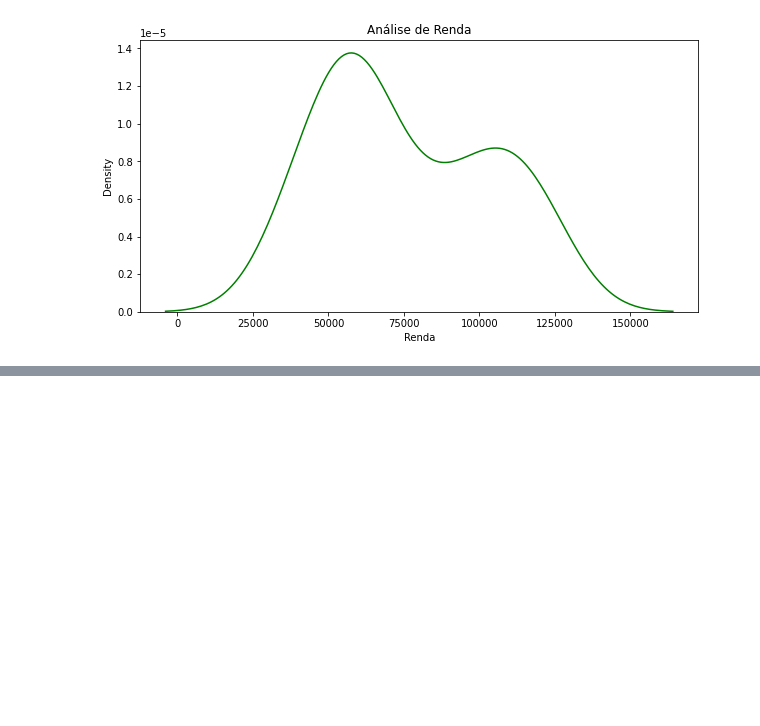
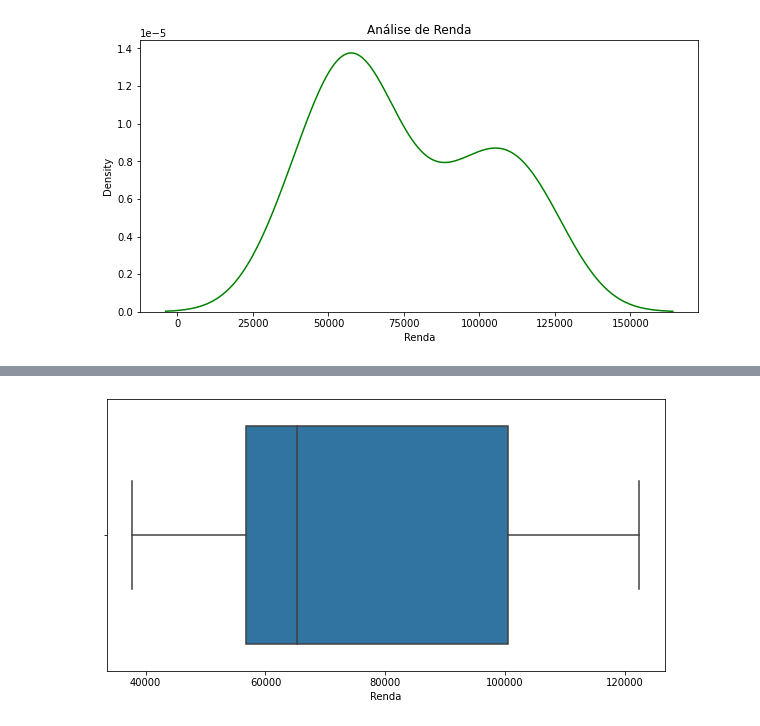
Before and after one commit to neisg/Rh-tempo-de-servi-o, a Jupyter notebook: Untitled4.ipynb, the cells around one changed output, grey strips where cells are left out. Drawn from its saved outputs; the diff is of its cells as text; code cells hidden in the pictures; blank space fills up the shorter version.

```diff
--- a/Untitled4.ipynb
+++ b/Untitled4.ipynb
@@ -74,0 +81,6 @@ sns.kdeplot(Base_Dados['Renda'], color= 'green');
+# %%
+# Distribuição
+plt.figure( figsize=(10, 5) )
+sns.boxplot( Base_Dados['Renda'] );
+# %% [output]
+[figure, added]
```
Also changed, not shown: parts of 6 cells of this notebook.
